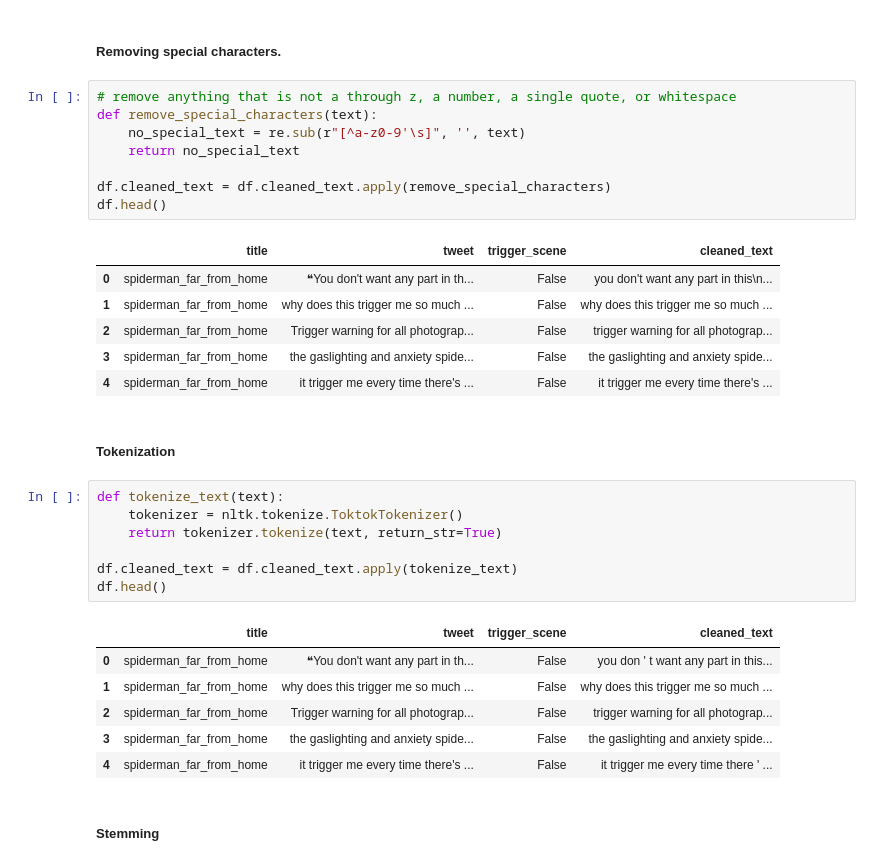
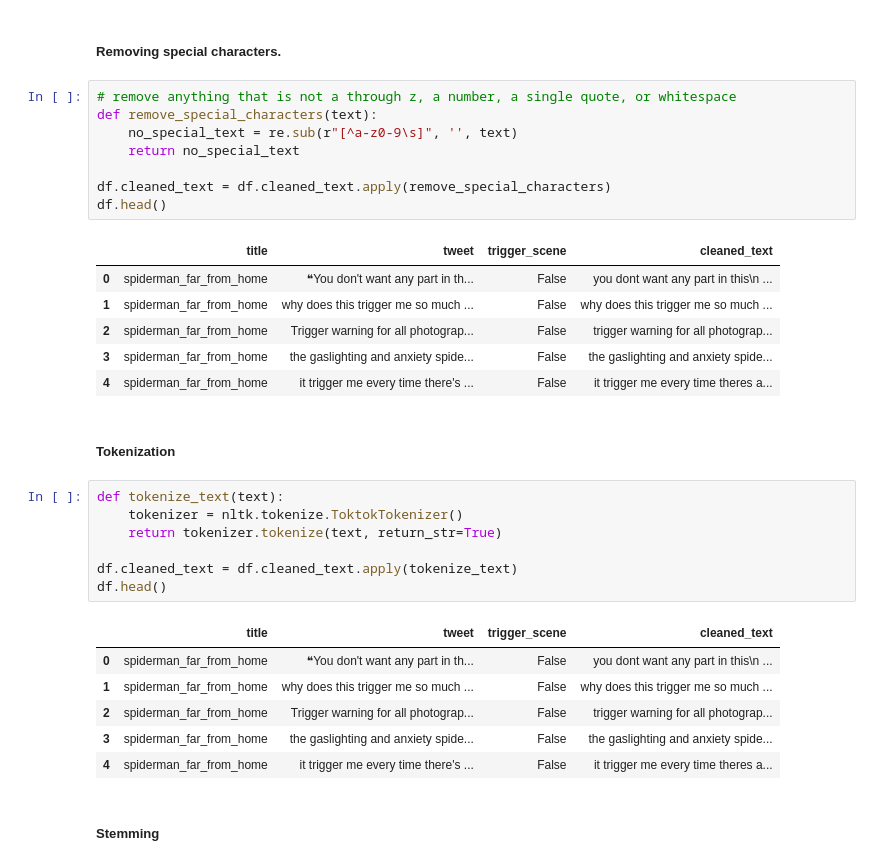
Before and after one commit to matthewzapata/twitter-trigger-warnings, a Jupyter notebook: trigger_warnings.ipynb, the cells around one changed output. Saved outputs shown, nothing was run; the diff lists cells and outputs as text.

```diff
--- a/trigger_warnings.ipynb
+++ b/trigger_warnings.ipynb
@@ -250,18 +250,18 @@ df.head()
 # %%
 # remove anything that is not a through z, a number, a single quote, or whitespace
 def remove_special_characters(text):
-    no_special_text = re.sub(r"[^a-z0-9'\s]", '', text)
+    no_special_text = re.sub(r"[^a-z0-9\s]", '', text)
     return no_special_text
 
 df.cleaned_text = df.cleaned_text.apply(remove_special_characters)
 df.head()
 # %% [output]
 |  | title | tweet | trigger_scene | cleaned_text |
-| 0 | spiderman_far_from_home | ⠀⠀ ❝You don't want any part in th... | False | you don't want any part in this\n... |
+| 0 | spiderman_far_from_home | ⠀⠀ ❝You don't want any part in th... | False | you dont want any part in this\n ... |
 | 1 | spiderman_far_from_home | why does this trigger me so much ... | False | why does this trigger me so much ... |
 | 2 | spiderman_far_from_home | Trigger warning for all photograp... | False | trigger warning for all photograp... |
 | 3 | spiderman_far_from_home | the gaslighting and anxiety spide... | False | the gaslighting and anxiety spide... |
-| 4 | spiderman_far_from_home | it trigger me every time there's ... | False | it trigger me every time there's ... |
+| 4 | spiderman_far_from_home | it trigger me every time there's ... | False | it trigger me every time theres a... |
 # %% [markdown]
 ##### Tokenization
 # %%
@@ -273,11 +273,11 @@ df.cleaned_text = df.cleaned_text.apply(tokenize_text)
 df.head()
 # %% [output]
 |  | title | tweet | trigger_scene | cleaned_text |
-| 0 | spiderman_far_from_home | ⠀⠀ ❝You don't want any part in th... | False | you don ' t want any part in this... |
+| 0 | spiderman_far_from_home | ⠀⠀ ❝You don't want any part in th... | False | you dont want any part in this\n ... |
 | 1 | spiderman_far_from_home | why does this trigger me so much ... | False | why does this trigger me so much ... |
 | 2 | spiderman_far_from_home | Trigger warning for all photograp... | False | trigger warning for all photograp... |
 | 3 | spiderman_far_from_home | the gaslighting and anxiety spide... | False | the gaslighting and anxiety spide... |
-| 4 | spiderman_far_from_home | it trigger me every time there's ... | False | it trigger me every time there ' ... |
+| 4 | spiderman_far_from_home | it trigger me every time there's ... | False | it trigger me every time theres a... |
 # %% [markdown]
 ##### Stemming
 # %%
```
Also changed, not shown: parts of 24 cells of this notebook.
